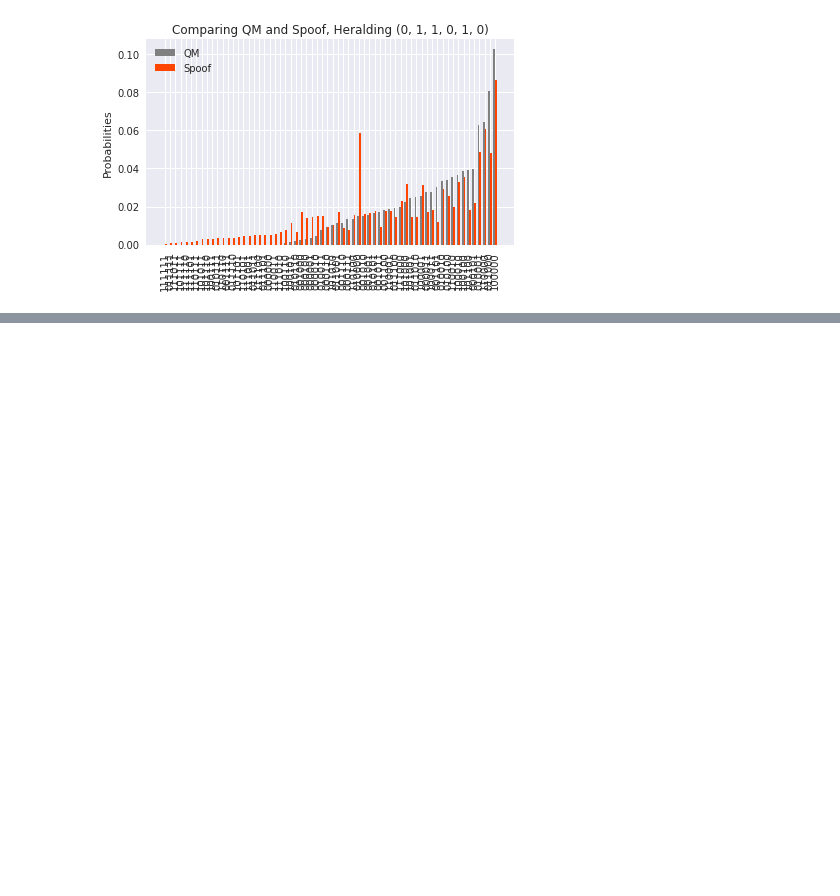
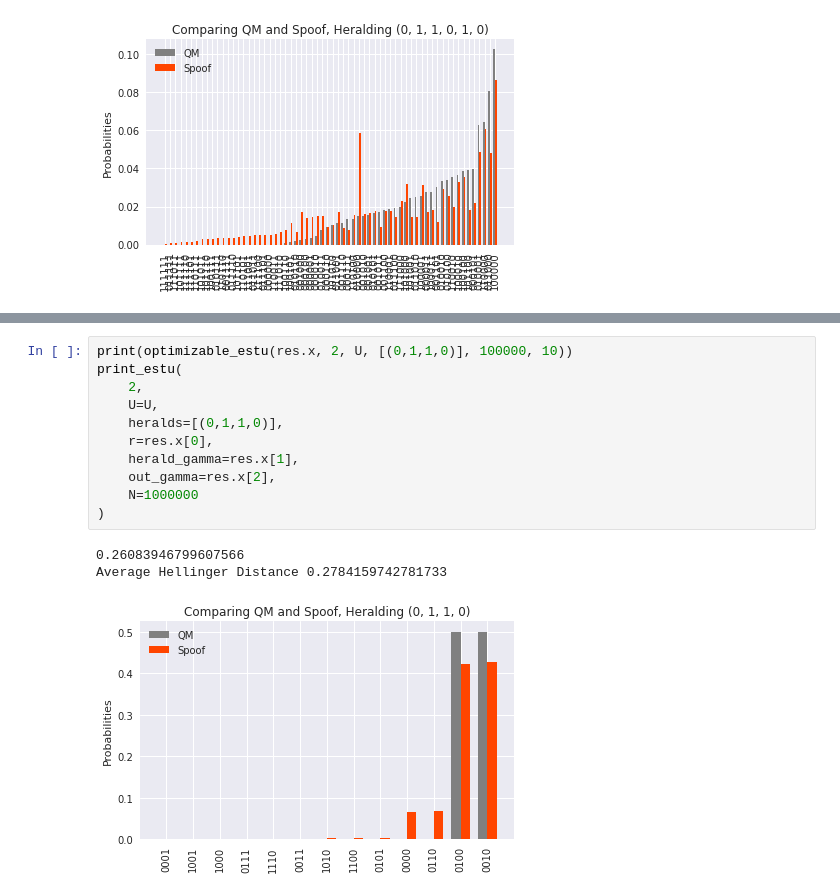
Before and after one commit to ironak/GaussianBosonSampling, a Jupyter notebook: experiments.ipynb, the cells around one changed output, grey strips where cells are left out. Cells and saved outputs as stored; diff of their text form; blank space fills up the shorter version.

```diff
--- a/experiments.ipynb
+++ b/experiments.ipynb
@@ -328,0 +376,15 @@ print(optimizable_estu([1.1055373 , 1.82534494, 1.88541628]))
+# %%
+print(optimizable_estu(res.x, 2, U, [(0,1,1,0)], 100000, 10))
+print_estu(
+    2,
+    U=U,
+    heralds=[(0,1,1,0)],
+    r=res.x[0],
+    herald_gamma=res.x[1],
+    out_gamma=res.x[2],
+    N=1000000
+)
+# %% [output]
+0.26083946799607566
+Average Hellinger Distance 0.2784159742781733
+[figure, added]
```
Also changed, not shown: parts of 18 cells of this notebook.
